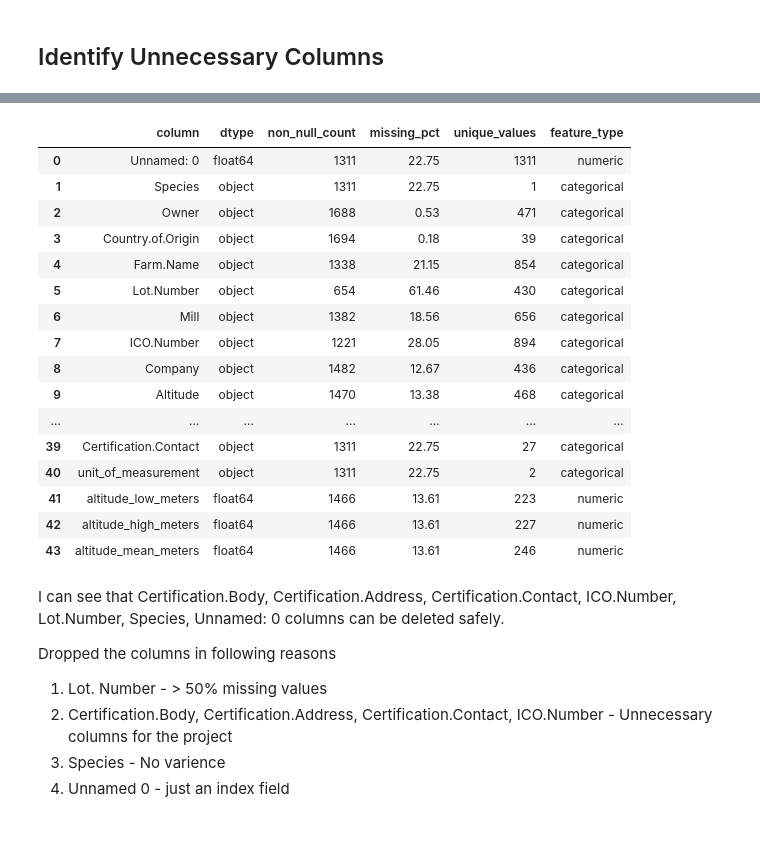
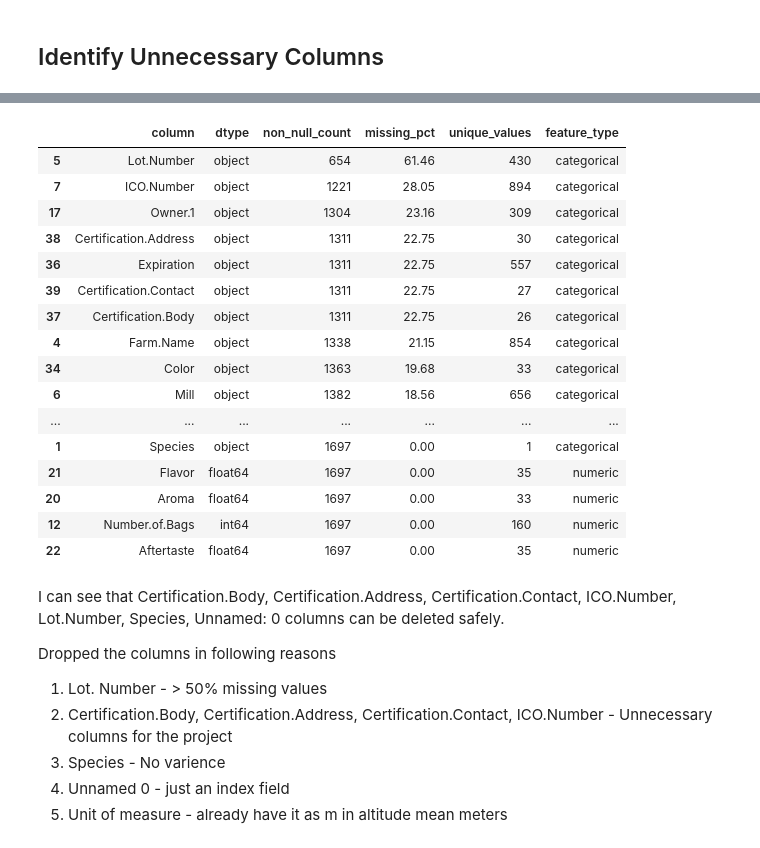
Before and after one commit to SonalJayasinghe/brewlytics, a Jupyter notebook: src/coffee filter/coffee_filter.ipynb, the cells around one changed output, grey strips where cells are left out. Cells and saved outputs as stored; diff of their text form; code cells hidden in the pictures.

```diff
--- a/src/coffee filter/coffee_filter.ipynb
+++ b/src/coffee filter/coffee_filter.ipynb
@@ -4,7 +4,7 @@
 import pandas as pd
 import numpy as np
 
-df = pd.read_csv('combined_data.csv')
+df = pd.read_csv('data/combined_data_updated.csv')
 # %%
 pd.set_option('display.max_columns', None)
 pd.set_option('display.width', 1000)
@@ -33,36 +33,36 @@ df.head()
 # %%
 def calculate_pre_statistics(data):
     summary = pd.DataFrame({
         'dtype': df.dtypes,
         'non_null_count': df.notnull().sum(),
         'missing_pct': (df.isnull().mean() * 100).round(2),
         'unique_values': df.nunique(dropna=True)
     })
     summary['feature_type'] = summary['dtype'].apply(lambda x: 'numeric' if np.issubdtype(x, np.number) else 'categorical')
     summary.reset_index(inplace=True)
     summary.rename(columns={'index': 'column'}, inplace=True)
-
+    summary.sort_values(by='missing_pct', ascending=False, inplace=True)
     display(summary)
 
 calculate_pre_statistics(df)
 # %% [output]
 |  | column | dtype | non_null_count | missing_pct | unique_values | feature_type |
-| 0 | Unnamed: 0 | float64 | 1311 | 22.75 | 1311 | numeric |
-| 1 | Species | object | 1311 | 22.75 | 1 | categorical |
-| 2 | Owner | object | 1688 | 0.53 | 471 | categorical |
-| 3 | Country.of.Origin | object | 1694 | 0.18 | 39 | categorical |
+| 5 | Lot.Number | object | 654 | 61.46 | 430 | categorical |
+| 7 | ICO.Number | object | 1221 | 28.05 | 894 | categorical |
+| 17 | Owner.1 | object | 1304 | 23.16 | 309 | categorical |
+| 38 | Certification.Address | object | 1311 | 22.75 | 30 | categorical |
+| 36 | Expiration | object | 1311 | 22.75 | 557 | categorical |
+| 39 | Certification.Contact | object | 1311 | 22.75 | 27 | categorical |
+| 37 | Certification.Body | object | 1311 | 22.75 | 26 | categorical |
 | 4 | Farm.Name | object | 1338 | 21.15 | 854 | categorical |
-| 5 | Lot.Number | object | 654 | 61.46 | 430 | categorical |
+| 34 | Color | object | 1363 | 19.68 | 33 | categorical |
 | 6 | Mill | object | 1382 | 18.56 | 656 | categorical |
-| 7 | ICO.Number | object | 1221 | 28.05 | 894 | categorical |
-| 8 | Company | object | 1482 | 12.67 | 436 | categorical |
-| 9 | Altitude | object | 1470 | 13.38 | 468 | categorical |
 | ... | ... | ... | ... | ... | ... | ... |
-| 39 | Certification.Contact | object | 1311 | 22.75 | 27 | categorical |
-| 40 | unit_of_measurement | object | 1311 | 22.75 | 2 | categorical |
-| 41 | altitude_low_meters | float64 | 1466 | 13.61 | 223 | numeric |
-| 42 | altitude_high_meters | float64 | 1466 | 13.61 | 227 | numeric |
-| 43 | altitude_mean_meters | float64 | 1466 | 13.61 | 246 | numeric |
+| 1 | Species | object | 1697 | 0.00 | 1 | categorical |
+| 21 | Flavor | float64 | 1697 | 0.00 | 35 | numeric |
+| 20 | Aroma | float64 | 1697 | 0.00 | 33 | numeric |
+| 12 | Number.of.Bags | int64 | 1697 | 0.00 | 160 | numeric |
+| 22 | Aftertaste | float64 | 1697 | 0.00 | 35 | numeric |
 # %% [markdown]
 I can see that Certification.Body, Certification.Address, Certification.Contact, ICO.Number, Lot.Number, Species, Unnamed: 0  columns can be deleted safely.
 
@@ -71,4 +71,5 @@ Dropped the columns in following reasons
 2. Certification.Body, Certification.Address, Certification.Contact, ICO.Number - Unnecessary columns for the project
 3. Species - No varience
 4. Unnamed 0 - just an index field
+5. Unit of measure - already have it as m in altitude mean meters
 # %%
```
Also changed, not shown: parts of 16 cells of this notebook, 1 other file.
